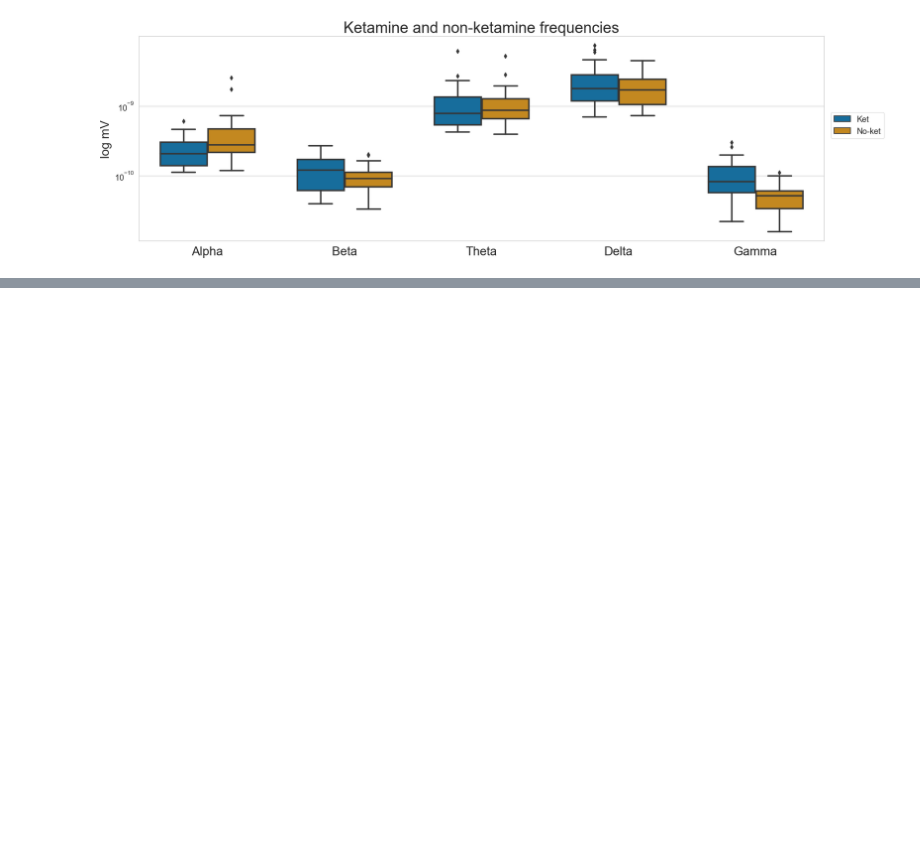
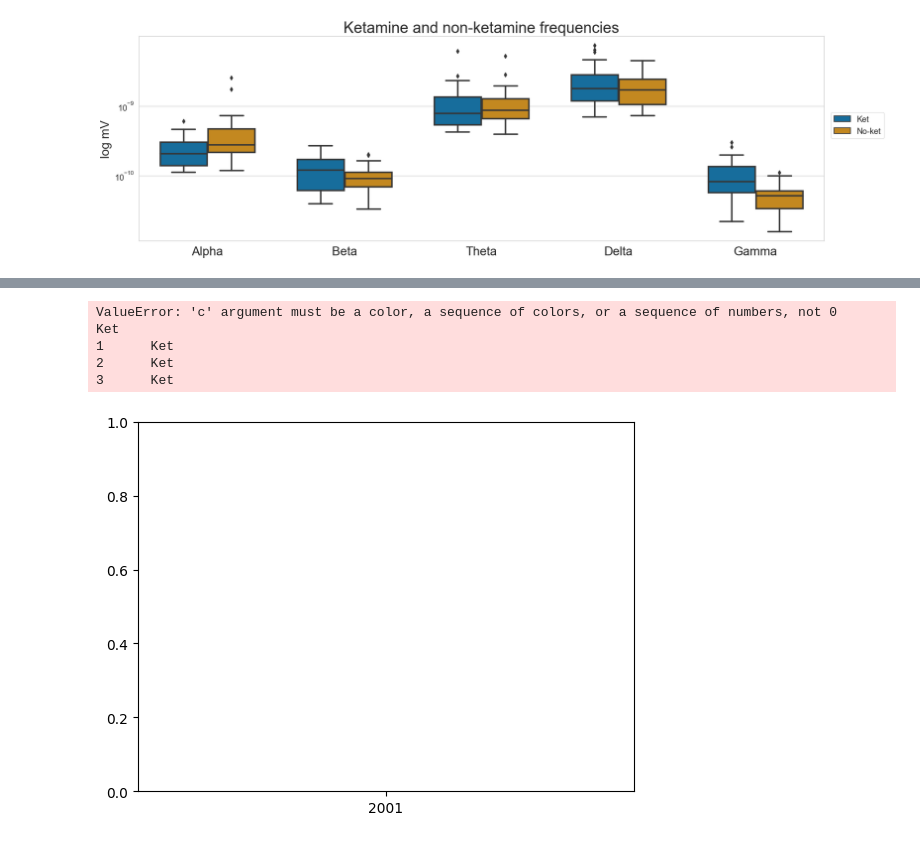
Before and after one commit to AndrlmMass/Ketamine-project, a Jupyter notebook: DataAnalysis/EEG_analysis/MainAnal/SpectrumAnalyses.ipynb, the cells around one changed output, grey strips where cells are left out. Cells and saved outputs as stored; diff of their text form; code cells hidden in the pictures; blank space fills up the shorter version.

```diff
--- a/DataAnalysis/EEG_analysis/MainAnal/SpectrumAnalyses.ipynb
+++ b/DataAnalysis/EEG_analysis/MainAnal/SpectrumAnalyses.ipynb
@@ -383,0 +478,33 @@ plt.savefig('M:\\pc\\Dokumenter\\GitHub\\Ketamine-project\\DataAnalysis\\EEG_ana
+# %%
+#Plot LZC for each subject and correlate across conditions
+
+#Calculate Lempel-Ziv complexity to compare between ket and EC
+import pyconscious as pyc
+
+LZC = {'2001':{'EC':[],'Ket':[]},'SD5001':{'EC':[],'Ket':[]},'SD5002':{'EC':[],'Ket':[]},'SD5007':{'EC':[],'Ket':[]}, 'SD5008':{'EC':[],'Ket':[]},'SD5009':{'EC':[],'Ket':[]},'SD5010':{'EC':[],'Ket':[]}}
+for cond in DataA.keys():
+    for pers in DataA[cond]:
+        if cond == 'SED_1' or cond == 'SED_2' or cond == 'SED_3' or cond == 'SED_4' or cond == 'INDUCTION':
+            LZC[pers]['Ket'] = calculate_lz(DataA[cond][pers])
+        elif cond == 'EC':
+            LZC[pers]['EC'] = calculate_lz(DataA[cond][pers])
+
+#Plot the LZC for each condition and subject
+import matplotlib.pyplot as plt
+import seaborn as sns
+import pandas as pd
+
+# Convert the dictionary to a long-form dataframe
+df = pd.DataFrame([(k1, k2, x) for k1,v1 in LZC.items() for k2,v2 in v1.items() for x in v2], columns=['Subject', 'Condition', 'Value'])
+# Create a grouped boxplot
+plt.scatter(df['Subject'],df['Value'])
+plt.ylabel('Lempel-Ziv complexity', size=15)
+plt.title('Lempel-Ziv complexity comparison', size=17)
+# Save the plot to a file
+plt.savefig('M:\\pc\\Dokumenter\\GitHub\\Ketamine-project\\DataAnalysis\\EEG_analysis\\MainAnal\\SpectrumAnal\\lz_ket_comparison_boxplot_subjects_fixed.png',dpi=300)
+# %% [output]
+ValueError: 'c' argument must be a color, a sequence of colors, or a sequence of numbers, not 0      Ket
+1      Ket
+2      Ket
+3      Ket
+[figure, added]
```
Also changed, not shown: parts of 14 cells of this notebook.
